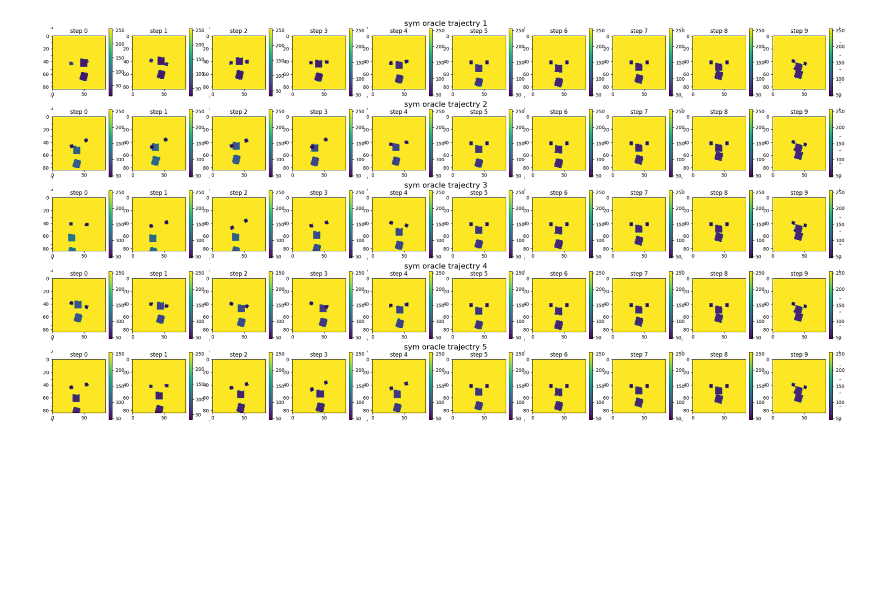
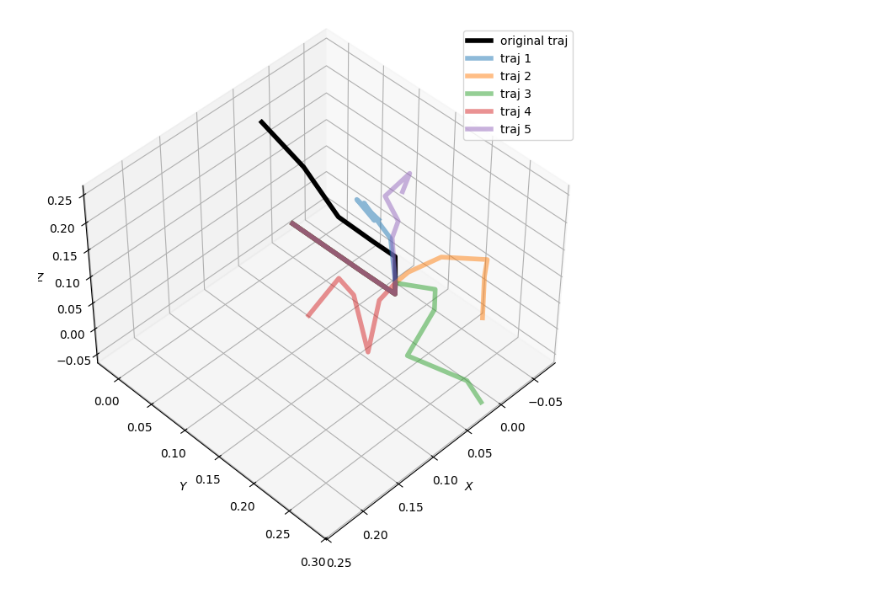
Before and after one commit to linhongbin-ws/rgbd-sym, a Jupyter notebook: example/local_sym2.ipynb, the cells around one changed output. Drawn from its saved outputs; the diff is of its cells as text; code cells hidden in the pictures; blank space fills up the shorter version.

```diff
--- a/example/local_sym2.ipynb
+++ b/example/local_sym2.ipynb
@@ -252,20 +201,23 @@ K [[59.98221231  0.         42.        ]
 # %%
+
 traj_nums = 5
 sym_trajs = []
 sym_actions_fulls = []
 for i in range(traj_nums):
-
-    sym_actions = [a for a in origin_actions[:sym_step_idx]]
-    sym_actions_full = sym_actions
-    sym_actions_full.extend(origin_actions[sym_step_idx:])
-    sym_actions_fulls.append(sym_actions_full)
-    print(sym_actions)
+    oa = deepcopy(origin_actions)
+    sym_actions = [a for a in oa[:sym_step_idx]]
     for k in range(len(sym_actions)):
         # sym_actions[0] = np.random.uniform(-1,1)
         sym_actions[k][1] = np.random.uniform(-1, 1)
         sym_actions[k][2] = np.random.uniform(-1, 1)
         sym_actions[k][3] = np.random.uniform(-1, 1)
         sym_actions[k][4] = np.random.uniform(-1, 1)
+
+
+    sym_actions_full = deepcopy(sym_actions)
+    sym_actions_full.extend(oa[sym_step_idx:])
+    sym_actions_fulls.append(sym_actions_full)
+
 
     sym_depth_image_traj3 = local_sym_step(
         start_depth_dict, start_mask_dict, sym_actions, K=K, reverse=True, **args
@@ -277,46 +229,42 @@ for i in range(traj_nums):
             for j, v in enumerate(sym_depth_image_traj3)
         ]
     )
-plt.rcParams["figure.figsize"] = [30, 15]
-plot_img(
-    sym_trajs, big_axes_title=[f"sym oracle trajectry {i+1}" for i in range(traj_nums)]
+# plt.rcParams["figure.figsize"] = [30, 15]
+# plot_img(
+#     sym_trajs, big_axes_title=[f"sym oracle trajectry {i+1}" for i in range(traj_nums)]
+# )
+points_mats = []
+
+trajTs = actions2Ts(
+    origin_actions,
+    action_delta_pos=args["action_delta_pos"],
+    action_delta_rot=args["action_delta_rot"],
+    reverse=True,
 )
+points_mats = []
+pc_mat = {}
+pc_mat['mat'] = np.array([[t[0][3], t[1][3], t[2][3]] for t in trajTs])
+pc_mat['linewidth'] = 4
+pc_mat['alpha'] =1
+pc_mat['label'] =f"original traj"
+pc_mat['color'] = "k"
+points_mats.append(pc_mat)
 
 
-points_mats = []
-pc_mins = []
-pc_maxs = []
 
-for a in sym_actions_fulls:
+for i, a in enumerate(sym_actions_fulls):
     trajTs = actions2Ts(
         a,
         action_delta_pos=args["action_delta_pos"],
         action_delta_rot=args["action_delta_rot"],
         reverse=True,
     )
-    points_mat = np.array([[t[0][3], t[1][3], t[2][3]] for t in trajTs])
-    points_mats.append(points_mat)
-    pc_min = np.min(points_mat, axis=0)
-    pc_max = np.max(points_mat, axis=0)
-    pc_mins.append(pc_min)
-    pc_maxs.append(pc_max)
+    pc_mat = {}
+    pc_mat['mat'] = np.array([[t[0][3], t[1][3], t[2][3]] for t in trajTs])
+    pc_mat['linewidth'] = 4
+    pc_mat['alpha'] =0.5
+    pc_mat['label'] =f"traj {i+1}"
+    points_mats.append(pc_mat)
 
-pc_min = np.min(np.array(pc_mins), axis=0)
-pc_max = np.max(np.array(pc_mins), axis=0)
-pc_range = np.max(pc_max - pc_min)
-
-fig = plt.figure()
-ax = plt.axes(projection="3d")
-plotline(
-    points_mat,
-    color="k",
-    legend_txt="origin trajectory",
-    linewidth=4,
-    alpha=1,
-    elev=0,
-    azim=-90,
-    roll=180,
-    range_min=pc_min,
-    range_max=pc_min + pc_range,
-)
+plot_traj(points_mats, elev=45, azim=45, roll=0)
 # %% [output]
@@ -329 +271 @@ plotline(
-[figure, old version]
+[figure, new version]
```
Also changed, not shown: parts of 7 cells of this notebook, 2 other files.
